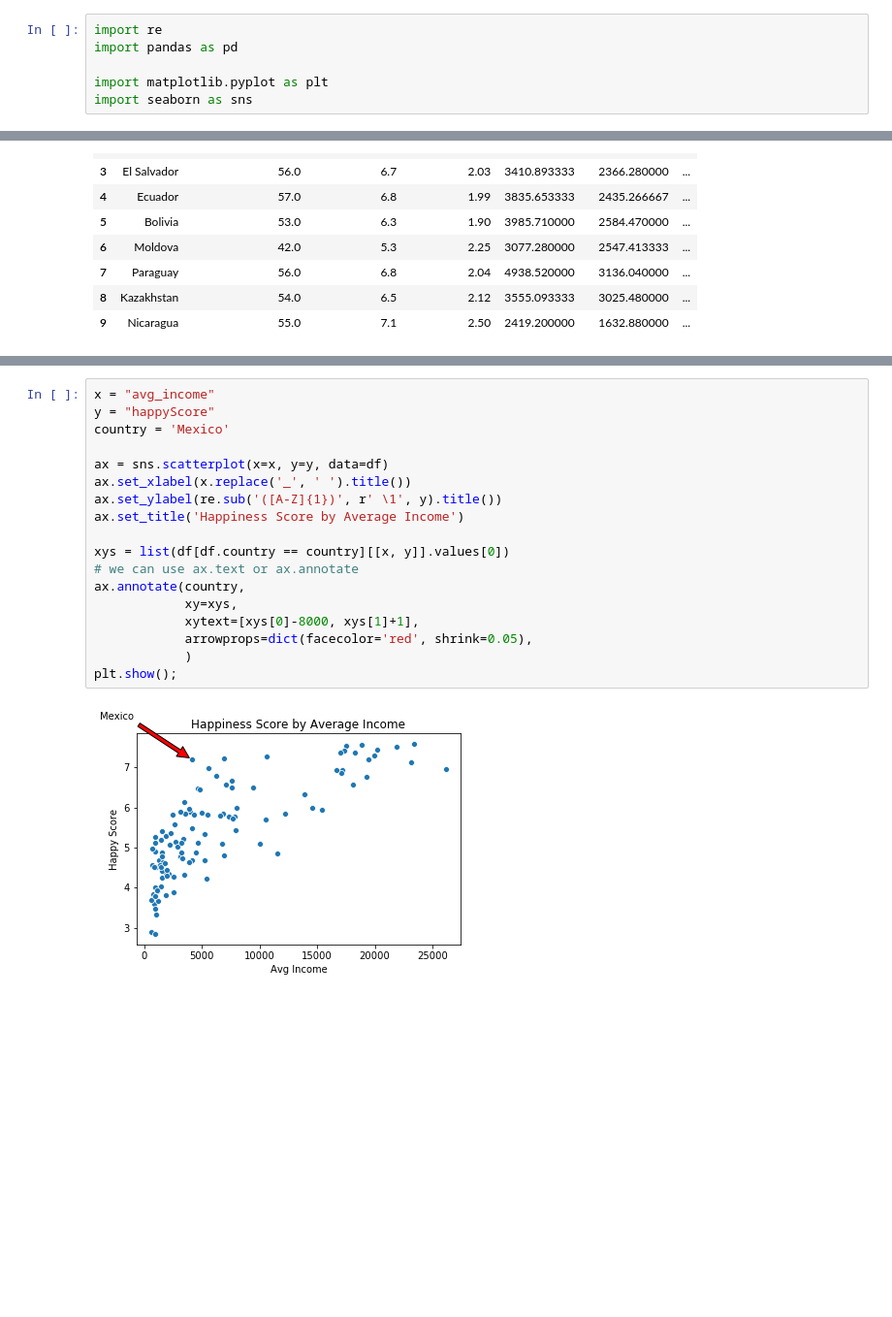
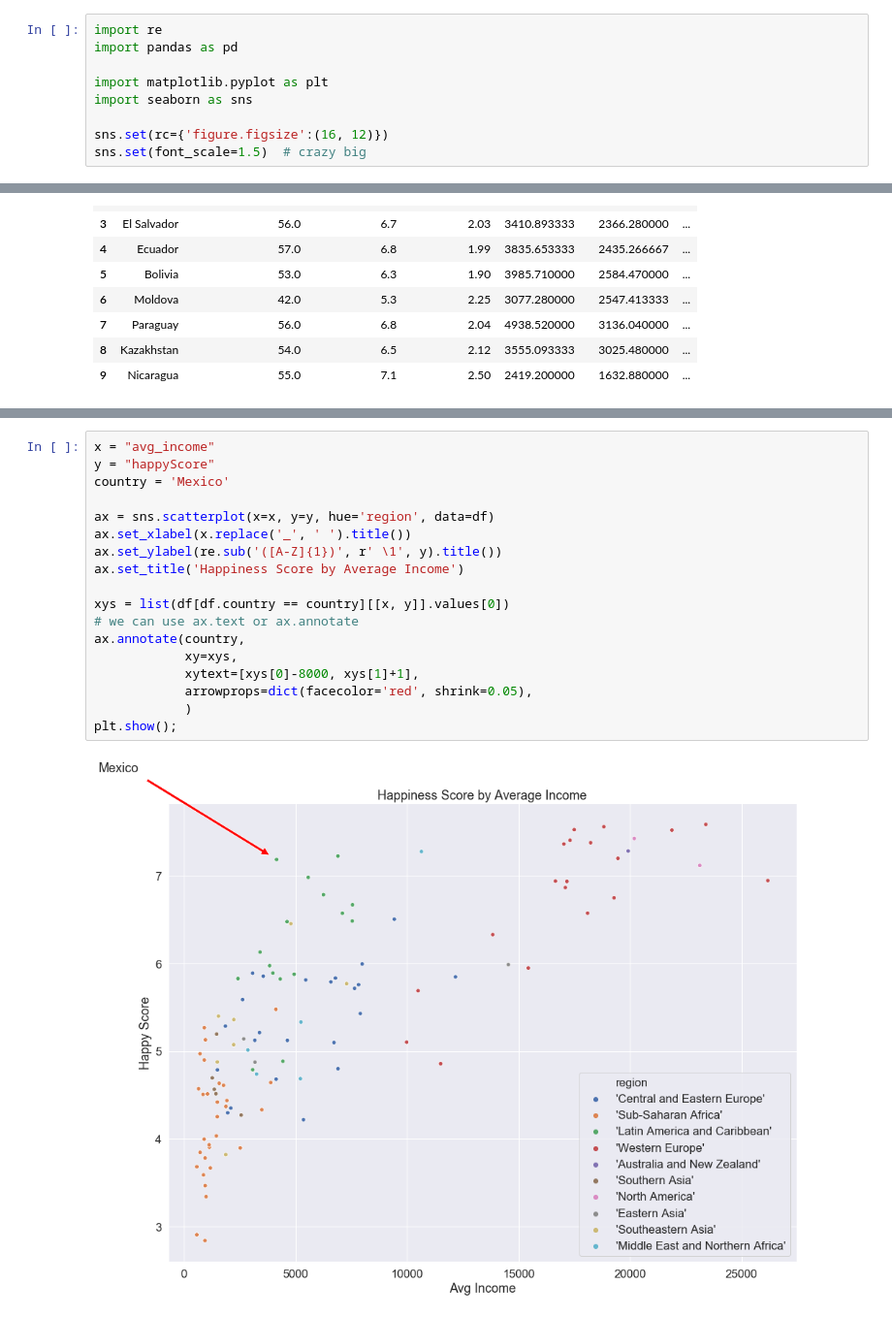
Before and after one commit to louishuynh/coursera-k-means, a Jupyter notebook: happiness plot.ipynb, the cells around one changed output, grey strips where cells are left out. Shown: that part at 97% size. Drawn from its saved outputs; the diff is of its cells as text; blank space fills up the shorter version.

```diff
--- a/happiness plot.ipynb
+++ b/happiness plot.ipynb
@@ -4,6 +4,9 @@ import pandas as pd
 
 import matplotlib.pyplot as plt
 import seaborn as sns
+
+sns.set(rc={'figure.figsize':(16, 12)})
+sns.set(font_scale=1.5)  # crazy big
 # %%
 csv_url = r'https://d3c33hcgiwev3.cloudfront.net/em-9EhjTEemU7w7-EFnPcg_7aa34fc018d311e980c2cb6467517117_happyscore_income.csv?Expires=1587427200&Signature=ZNd7ADwo144zTY3jASrkgGTmBrnh~HXPUOSHS0KRl~I2cKGUBbiU~65olLDZq8coV5pAG169cAJiTEyRna4Tch1V-AEyls04mDL4VFULWzSCEvN-EowesRHMAGT9jmipugsYPglBtVeOCmZ-xfHLpdU9pscJiEqt0z7Nlq9ovc0_&Key-Pair-Id=APKAJLTNE6QMUY6HBC5A'
 df = pd.read_csv(csv_url)
@@ -37,20 +51,20 @@ lll
 # %%
 x = "avg_income"
 y = "happyScore"
 country = 'Mexico'
 
-ax = sns.scatterplot(x=x, y=y, data=df)
+ax = sns.scatterplot(x=x, y=y, hue='region', data=df)
 ax.set_xlabel(x.replace('_', ' ').title())
 ax.set_ylabel(re.sub('([A-Z]{1})', r' \1', y).title())
 ax.set_title('Happiness Score by Average Income')
 
 xys = list(df[df.country == country][[x, y]].values[0])
 # we can use ax.text or ax.annotate
 ax.annotate(country,
             xy=xys,
             xytext=[xys[0]-8000, xys[1]+1],
             arrowprops=dict(facecolor='red', shrink=0.05),
             )
 plt.show();
 # %% [output]
-[figure, old version]
+[figure, new version]
```
Also changed, not shown: parts of 7 cells of this notebook.
